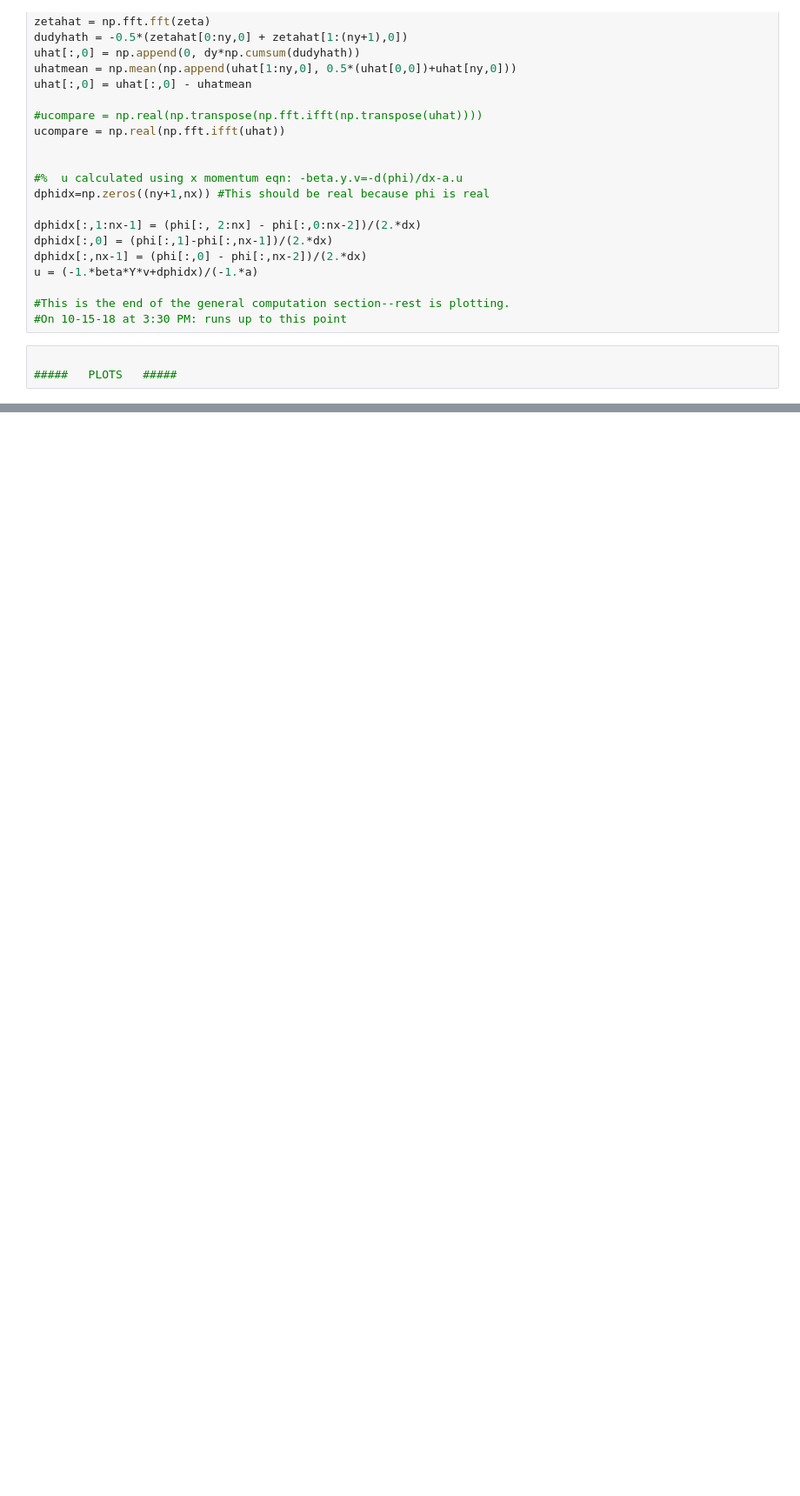
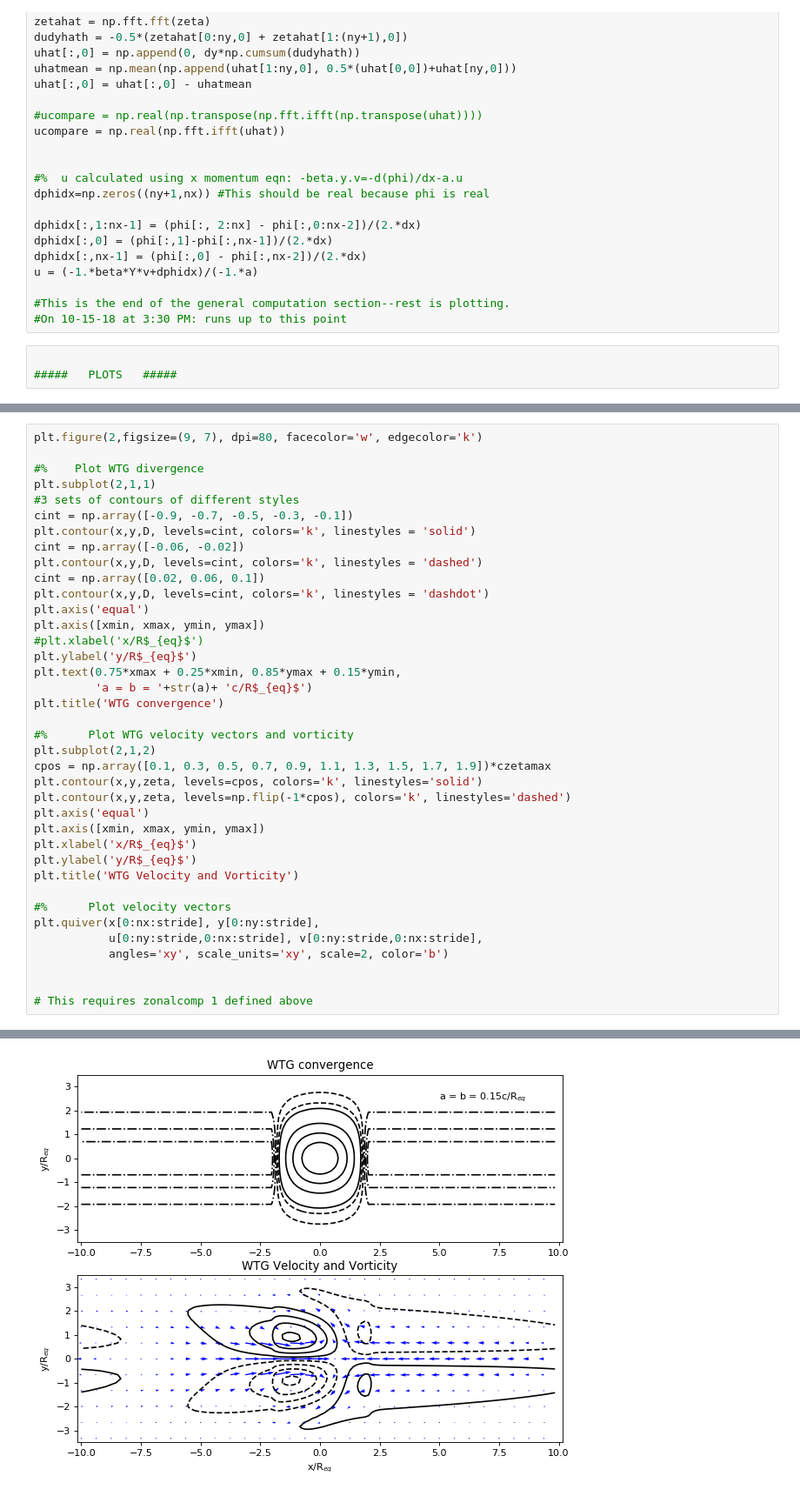
Before and after one commit to rdrussotto/PythonGillAtmosphere, a Jupyter notebook: gillscratch.ipynb, the cells around one changed output, grey strips where cells are left out. Shown: that part at 87% size. Saved outputs shown, nothing was run; the diff lists cells and outputs as text; blank space fills up the shorter version.

```diff
--- a/gillscratch.ipynb
+++ b/gillscratch.ipynb
@@ -395,0 +499,39 @@ acomplex #This works as intended!
+# %%
+plt.figure(2,figsize=(9, 7), dpi=80, facecolor='w', edgecolor='k')
+
+#%    Plot WTG divergence
+plt.subplot(2,1,1)
+#3 sets of contours of different styles
+cint = np.array([-0.9, -0.7, -0.5, -0.3, -0.1])
+plt.contour(x,y,D, levels=cint, colors='k', linestyles = 'solid')
+cint = np.array([-0.06, -0.02])
+plt.contour(x,y,D, levels=cint, colors='k', linestyles = 'dashed')
+cint = np.array([0.02, 0.06, 0.1])
+plt.contour(x,y,D, levels=cint, colors='k', linestyles = 'dashdot')
+plt.axis('equal')
+plt.axis([xmin, xmax, ymin, ymax])
+#plt.xlabel('x/R$_{eq}$')
+plt.ylabel('y/R$_{eq}$')
+plt.text(0.75*xmax + 0.25*xmin, 0.85*ymax + 0.15*ymin,
+         'a = b = '+str(a)+ 'c/R$_{eq}$')
+plt.title('WTG convergence')
+
+#%      Plot WTG velocity vectors and vorticity
+plt.subplot(2,1,2)
+cpos = np.array([0.1, 0.3, 0.5, 0.7, 0.9, 1.1, 1.3, 1.5, 1.7, 1.9])*czetamax
+plt.contour(x,y,zeta, levels=cpos, colors='k', linestyles='solid')
+plt.contour(x,y,zeta, levels=np.flip(-1*cpos), colors='k', linestyles='dashed')
+plt.axis('equal')
+plt.axis([xmin, xmax, ymin, ymax])
+plt.xlabel('x/R$_{eq}$')
+plt.ylabel('y/R$_{eq}$')
+plt.title('WTG Velocity and Vorticity')
+
+#%      Plot velocity vectors
+plt.quiver(x[0:nx:stride], y[0:ny:stride],
+           u[0:ny:stride,0:nx:stride], v[0:ny:stride,0:nx:stride],
+           angles='xy', scale_units='xy', scale=2, color='b')
+
+
+# This requires zonalcomp 1 defined above
+# %% [output]
@@ -395,0 +539 @@ acomplex #This works as intended!
+[figure, added]
```
Also changed, not shown: parts of 11 cells of this notebook.
